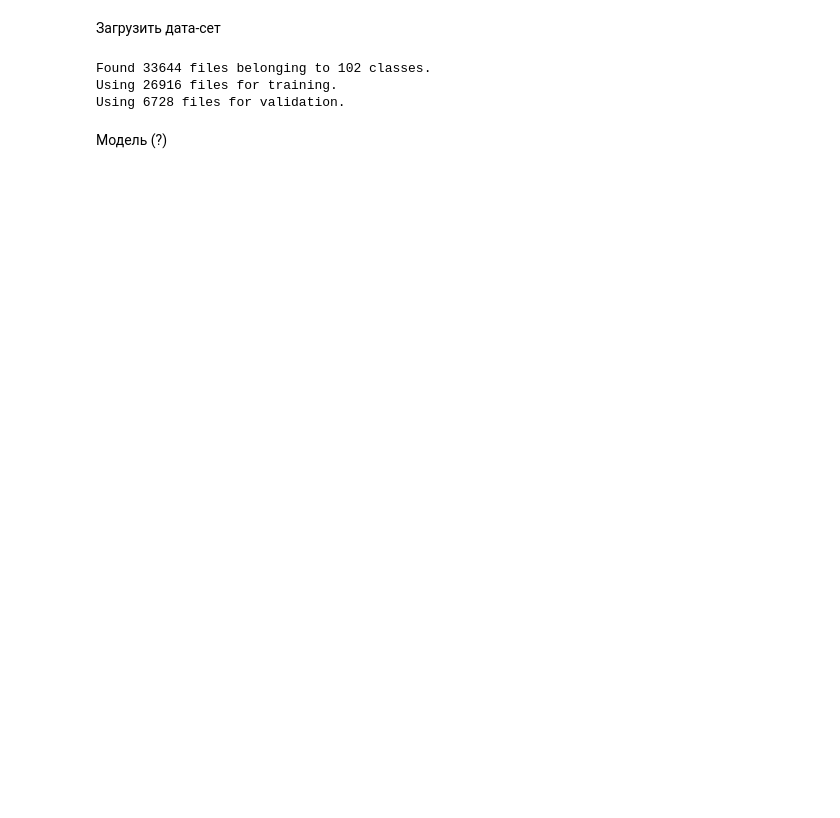
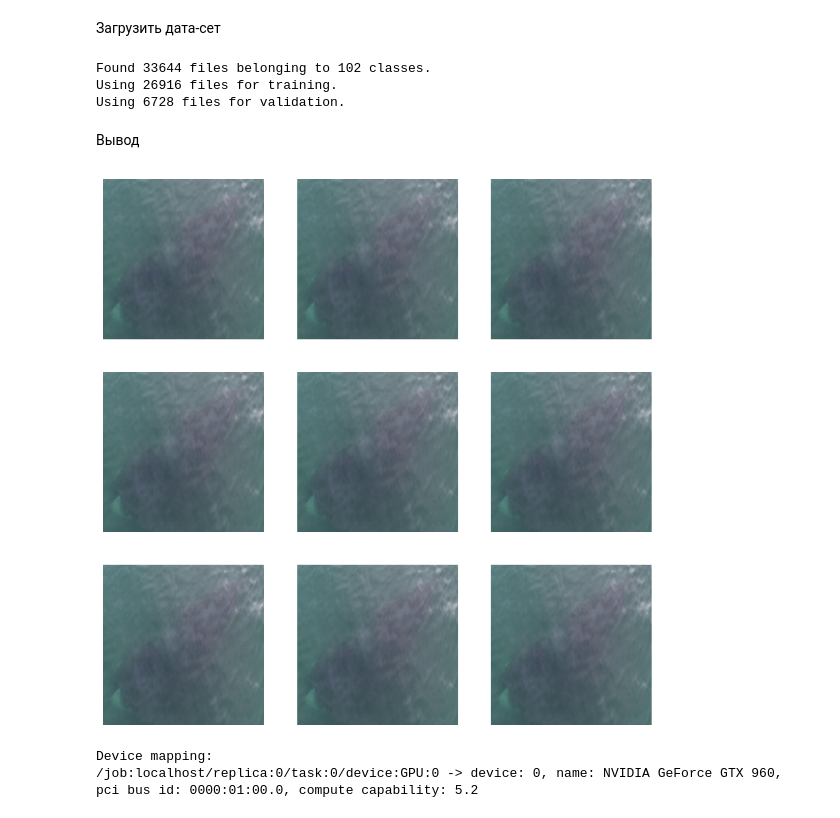
Before and after one commit to slashfast/bowhead_whale, a Jupyter notebook: main.ipynb, the cells around one changed output. Cells and saved outputs as stored; diff of their text form; code cells hidden in the pictures; blank space fills up the shorter version.

```diff
--- a/main.ipynb
+++ b/main.ipynb
@@ -42,5 +31,31 @@ train_ds, val_ds = keras.utils.image_dataset_from_directory('Whale ReId 2_mm', l
 Found 33644 files belonging to 102 classes.
 Using 26916 files for training.
 Using 6728 files for validation.
-# %% [markdown]
-Модель (?)
+# %% [markdown]
+Вывод
+# %%
+from keras import layers
+data_augmentation = keras.Sequential(
+    [
+        layers.RandomFlip('horizontal'),
+        layers.RandomRotation(0.1),
+    ]
+)
+# %%
+def show_img(ds):
+    plt.figure(figsize=(10, 10))
+    for images, _ in ds.take(1):
+        for i in range(9):
+            augmented_images = data_augmentation(images)
+            ax = plt.subplot(3, 3, i + 1)
+            plt.imshow(augmented_images[0].numpy().astype('uint8'))
+            plt.axis('off')
+# %%
+show_img(train_ds)
+# %% [output]
+[figure, added]
+# %%
+sess = tf.compat.v1.Session(config=tf.compat.v1.ConfigProto(log_device_placement=True))
+# %% [output]
+Device mapping:
+/job:localhost/replica:0/task:0/device:GPU:0 -> device: 0, name: NVIDIA GeForce GTX 960, pci bus id: 0000:01:00.0, compute capability: 5.2
```
Also changed, not shown: parts of 7 cells of this notebook.
